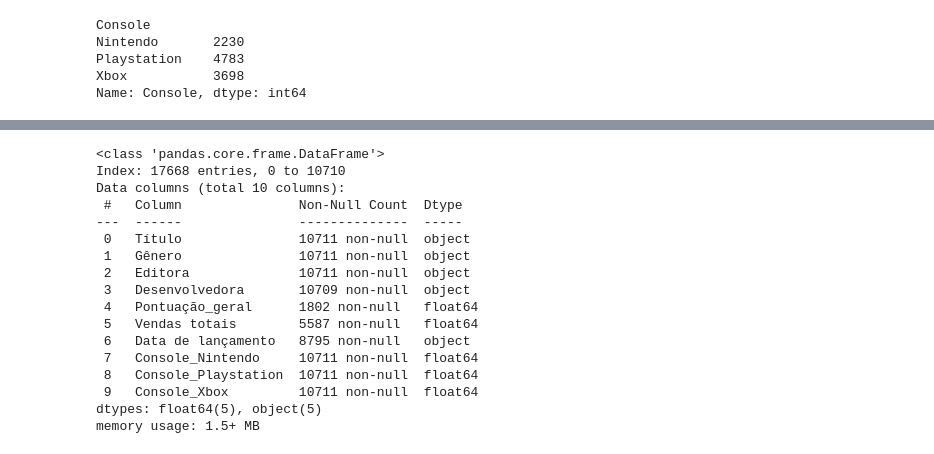
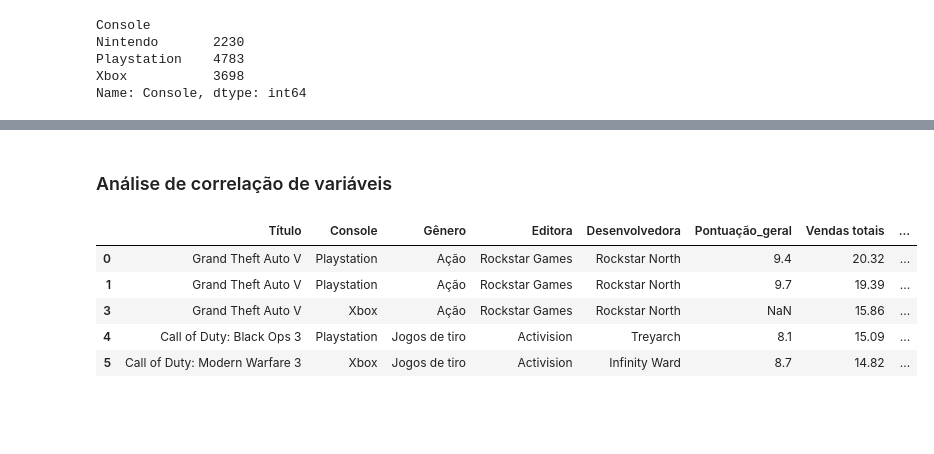
Before and after one commit to MarceloBindi30/A3_AnaliseDeDados, a Jupyter notebook: A3_Main.ipynb, the cells around one changed output, grey strips where cells are left out. Drawn from its saved outputs; the diff is of its cells as text; code cells hidden in the pictures; blank space fills up the shorter version.

Commit message:
preparação do df pra analise de correlação de variáveis

```diff
--- a/A3_Main.ipynb
+++ b/A3_Main.ipynb
@@ -235,4 +244,4 @@ encoded = ohe.fit_transform(df_jogos[['Console']])
 encoded_df = pd.DataFrame(encoded, columns=ohe.get_feature_names_out(['Console']))
 # %%
 # Concatenar com o dataframe original (excluindo a coluna original 'Console')
-df_jogos = pd.concat([df_jogos.drop(columns=['Console']), encoded_df], axis=1)
+ohe_jogos = pd.concat([df_jogos.drop(columns=['Console']), encoded_df], axis=1)
@@ -239,24 +269,14 @@ df_jogos = pd.concat([df_jogos.drop(columns=['Console']), encoded_df], axis=1)
+# %% [markdown]
+### Análise de correlação de variáveis
 # %%
 # Drop das colunas de vendas regionais
-df_jogos = df_jogos.drop(columns=['Vendas_na', 'Vendas_jp', 'Vendas_pal','Vendas_demais_regiões'])
+df_corr = df_jogos.drop(columns=['Vendas_na', 'Vendas_jp', 'Vendas_pal','Vendas_demais_regiões'])
-# %%
-# Exibir o dataframe resultante
-df_jogos.info()
-# %% [output]
-<class 'pandas.core.frame.DataFrame'>
-Index: 17668 entries, 0 to 10710
-Data columns (total 10 columns):
- #   Column               Non-Null Count  Dtype
----  ------               --------------  -----
- 0   Título               10711 non-null  object
- 1   Gênero               10711 non-null  object
- 2   Editora              10711 non-null  object
- 3   Desenvolvedora       10709 non-null  object
- 4   Pontuação_geral      1802 non-null   float64
- 5   Vendas totais        5587 non-null   float64
- 6   Data de lançamento   8795 non-null   object
- 7   Console_Nintendo     10711 non-null  float64
- 8   Console_Playstation  10711 non-null  float64
- 9   Console_Xbox         10711 non-null  float64
-dtypes: float64(5), object(5)
-memory usage: 1.5+ MB
+# %%
+df_corr.head()
+# %% [output]
+|  | Título | Console | Gênero | Editora | Desenvolvedora | Pontuação_geral | Vendas totais | ... |
+| 0 | Grand Theft Auto V | Playstation | Ação | Rockstar Games | Rockstar North | 9.4 | 20.32 | ... |
+| 1 | Grand Theft Auto V | Playstation | Ação | Rockstar Games | Rockstar North | 9.7 | 19.39 | ... |
+| 3 | Grand Theft Auto V | Xbox | Ação | Rockstar Games | Rockstar North | NaN | 15.86 | ... |
+| 4 | Call of Duty: Black Ops 3 | Playstation | Jogos de tiro | Activision | Treyarch | 8.1 | 15.09 | ... |
+| 5 | Call of Duty: Modern Warfare 3 | Xbox | Jogos de tiro | Activision | Infinity Ward | 8.7 | 14.82 | ... |
```
Also changed, not shown: parts of 10 cells of this notebook.
